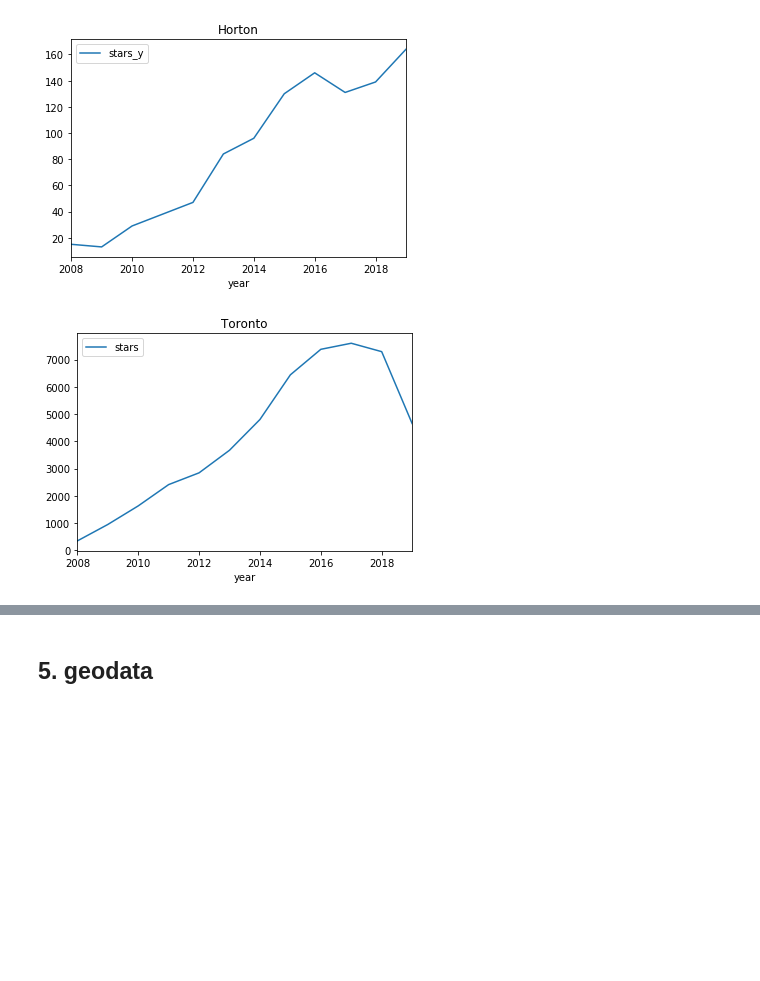
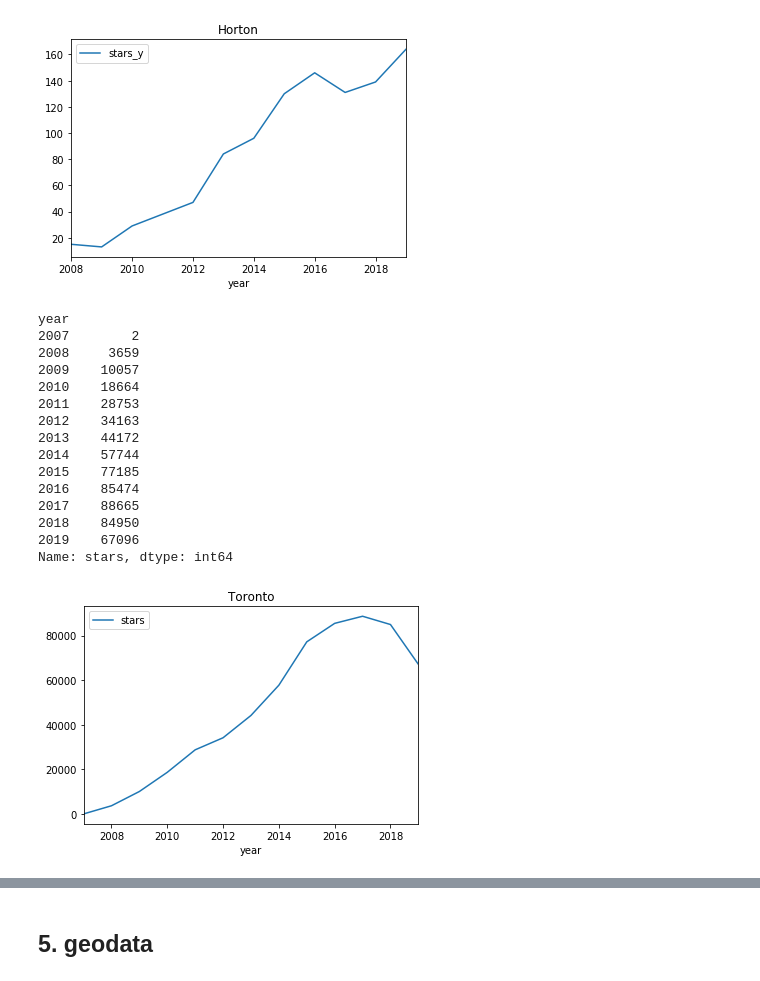
Before and after one commit to dliu9999/DSC106-Final-Project, a Jupyter notebook: yelp.ipynb, the cells around one changed output, grey strips where cells are left out. Cells and saved outputs as stored; diff of their text form; code cells hidden in the pictures; blank space fills up the shorter version.

Commit message:
added toronto review analysis

```diff
--- a/yelp.ipynb
+++ b/yelp.ipynb
@@ -185,6 +201,22 @@ year
 Name: stars_y, dtype: int64
 [figure]
 # %%
+display(tor_reviews.groupby('year')['stars'].count())
 tor_reviews.groupby('year')['stars'].count().reset_index().plot(x='year', y='stars', title='Toronto');
 # %% [output]
+year
+2007        2
+2008     3659
+2009    10057
+2010    18664
+2011    28753
+2012    34163
+2013    44172
+2014    57744
+2015    77185
+2016    85474
+2017    88665
+2018    84950
+2019    67096
+Name: stars, dtype: int64
-[figure, old version]
+[figure, new version]
```
Also changed, not shown: parts of 5 cells of this notebook, 1 other file.
